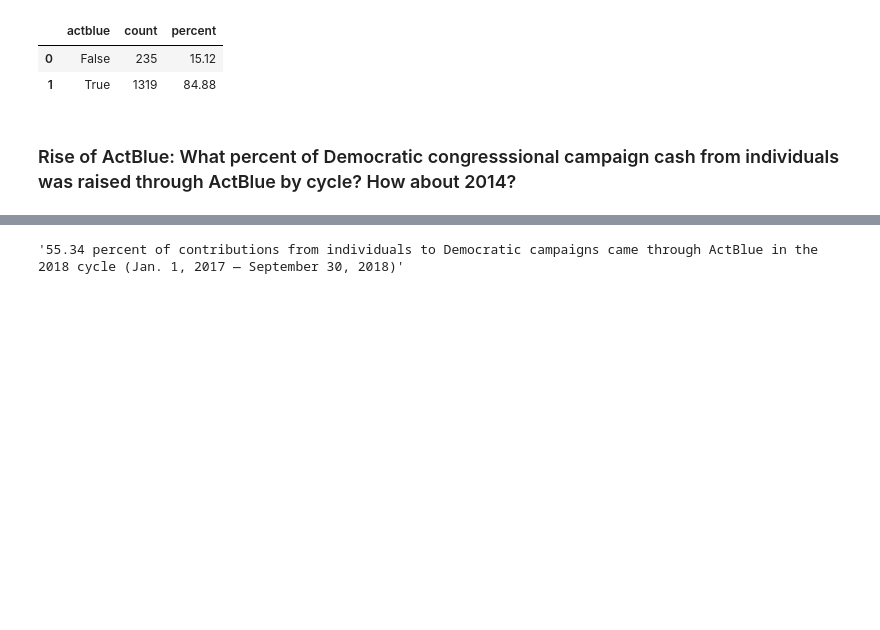
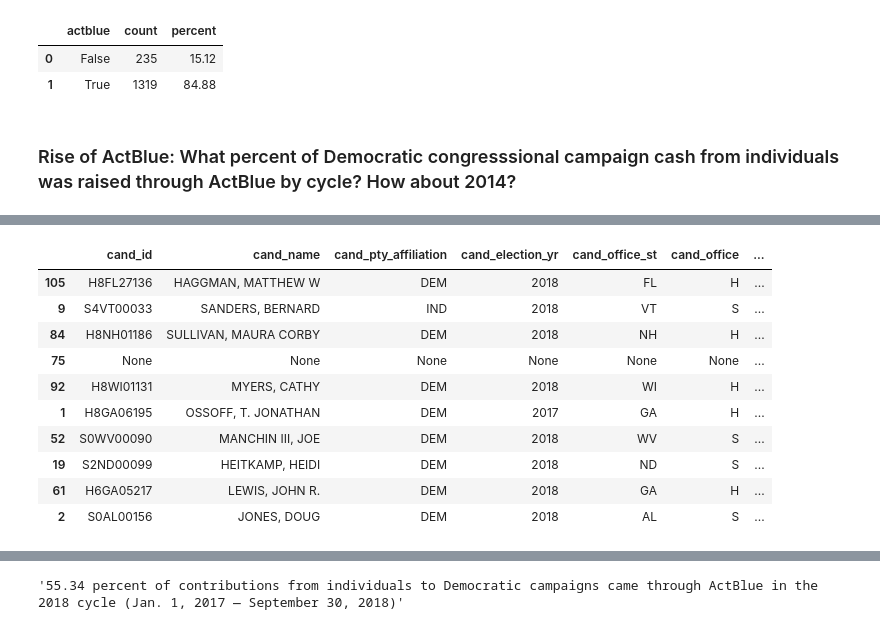
Before and after one commit to PublicI/actblue-analysis, a Jupyter notebook: analysis.ipynb, the cells around one changed output, grey strips where cells are left out. Cells and saved outputs as stored; diff of their text form; code cells hidden in the pictures; blank space fills up the shorter version.

```diff
--- a/analysis.ipynb
+++ b/analysis.ipynb
@@ -844,0 +848,16 @@ actblue_cand_totals
+# %%
+actblue_cand_totals['percent_out'] = actblue_cand_totals['out_of_state']/actblue_cand_totals['sum']
+
+actblue_cand_totals[actblue_cand_totals['sum'] > 1000000].sort_values(by='percent_out',ascending=False).head(10)
+# %% [output]
+|  | cand_id | cand_name | cand_pty_affiliation | cand_election_yr | cand_office_st | cand_office | ... |
+| 105 | H8FL27136 | HAGGMAN, MATTHEW W | DEM | 2018 | FL | H | ... |
+| 9 | S4VT00033 | SANDERS, BERNARD | IND | 2018 | VT | S | ... |
+| 84 | H8NH01186 | SULLIVAN, MAURA CORBY | DEM | 2018 | NH | H | ... |
+| 75 | None | None | None | None | None | None | ... |
+| 92 | H8WI01131 | MYERS, CATHY | DEM | 2018 | WI | H | ... |
+| 1 | H8GA06195 | OSSOFF, T. JONATHAN | DEM | 2017 | GA | H | ... |
+| 52 | S0WV00090 | MANCHIN III, JOE | DEM | 2018 | WV | S | ... |
+| 19 | S2ND00099 | HEITKAMP, HEIDI | DEM | 2018 | ND | S | ... |
+| 61 | H6GA05217 | LEWIS, JOHN R. | DEM | 2018 | GA | H | ... |
+| 2 | S0AL00156 | JONES, DOUG | DEM | 2018 | AL | S | ... |
```
Also changed, not shown: parts of 6 cells of this notebook, 4 other files.
